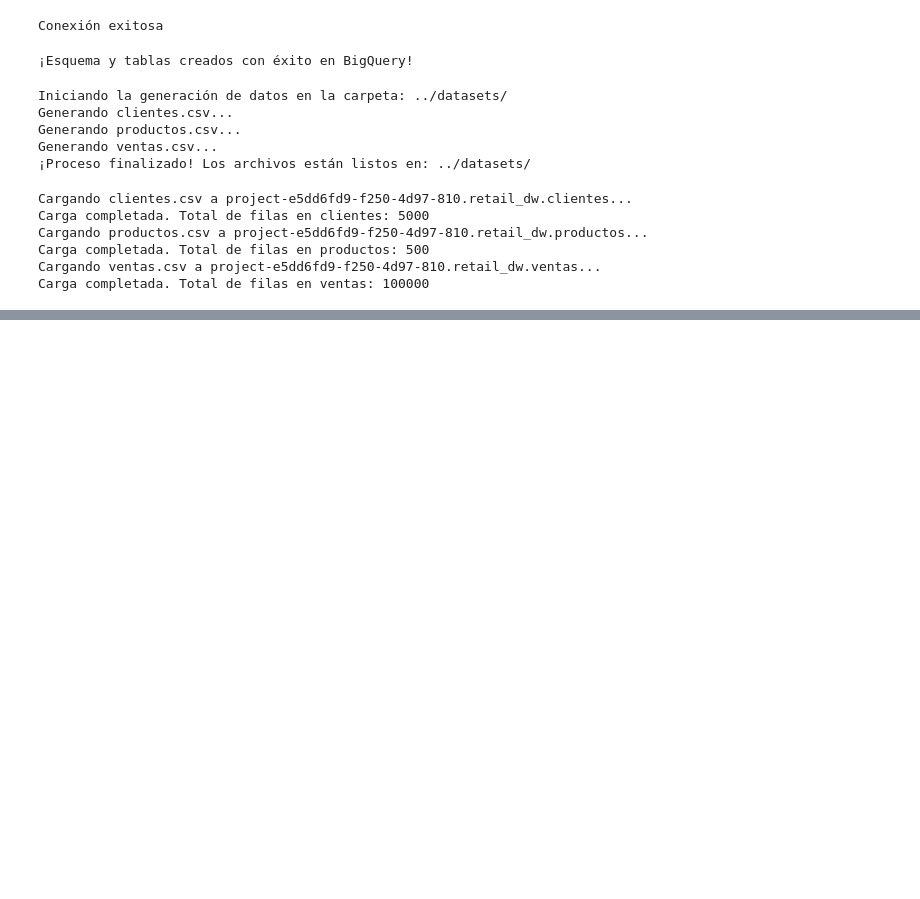
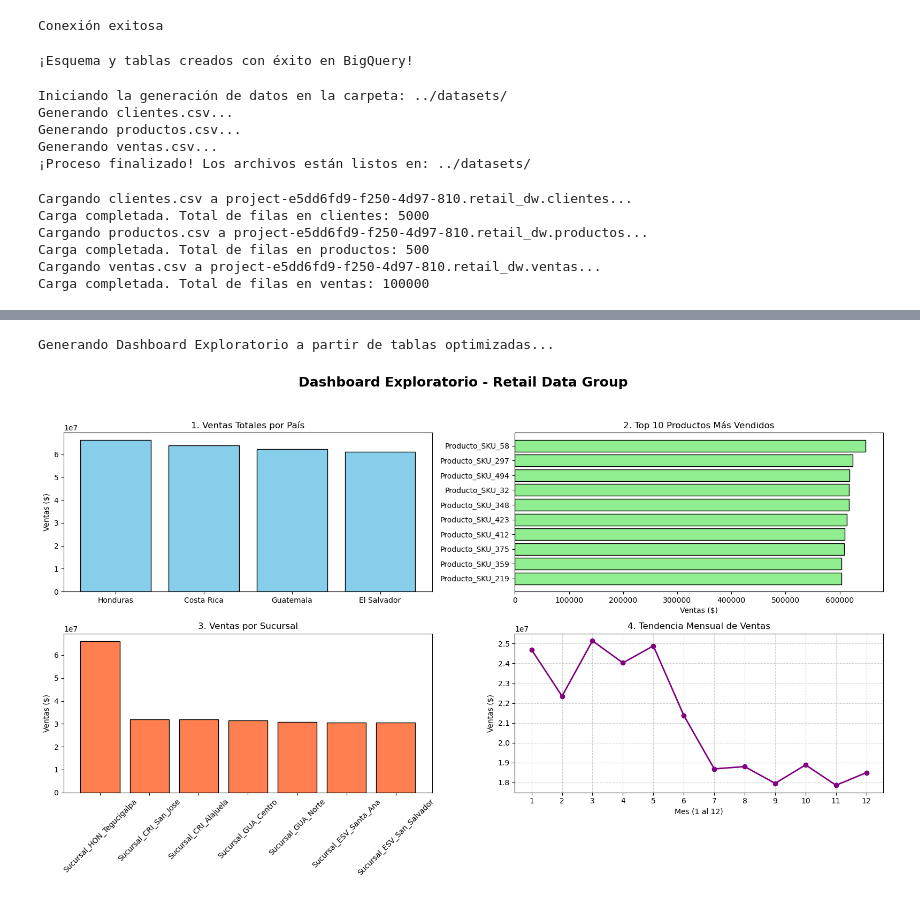
Before and after one commit to eu-beltrn/retail-analytics-lab, a Jupyter notebook: notebooks/01_conexion_bigquery.ipynb, the cells around one changed output, grey strips where cells are left out. Cells and saved outputs as stored; diff of their text form; code cells hidden in the pictures; blank space fills up the shorter version.

Commit message:
subiendo parte 9 - 11

```diff
--- a/notebooks/01_conexion_bigquery.ipynb
+++ b/notebooks/01_conexion_bigquery.ipynb
@@ -264,0 +366,74 @@ display(df_ventas_mensuales)
+# %%
+# ---------------------------------------------------------
+# Parte 11: Dashboard Exploratorio en Python
+# ---------------------------------------------------------
+import pandas as pd
+import matplotlib.pyplot as plt
+
+print("Generando Dashboard Exploratorio a partir de tablas optimizadas...")
+
+# Configuración de la figura principal (2 filas, 2 columnas)
+fig, axs = plt.subplots(2, 2, figsize=(16, 10))
+fig.suptitle('Dashboard Exploratorio - Retail Data Group', fontsize=18, fontweight='bold')
+
+# 1. Ventas por País (Usamos la tabla Clusterizada)
+query_pais = """
+SELECT c.pais, SUM(v.monto) as total_ventas
+FROM retail_dw.ventas_cluster v
+JOIN retail_dw.clientes c ON v.id_cliente = c.id_cliente
+GROUP BY c.pais
+ORDER BY total_ventas DESC;
+"""
+df_pais = client.query(query_pais).to_dataframe()
+axs[0, 0].bar(df_pais['pais'], df_pais['total_ventas'], color='skyblue', edgecolor='black')
+axs[0, 0].set_title('1. Ventas Totales por País')
+axs[0, 0].set_ylabel('Ventas ($)')
+
+# 2. Top 10 Productos (Usamos la VISTA MATERIALIZADA de la Parte 10)
+query_productos = """
+SELECT p.producto, mv.total_ventas
+FROM retail_dw.mv_ventas_producto mv
+JOIN retail_dw.productos p ON mv.id_producto = p.id_producto
+ORDER BY total_ventas DESC
+LIMIT 10;
+"""
+df_prod = client.query(query_productos).to_dataframe()
+axs[0, 1].barh(df_prod['producto'], df_prod['total_ventas'], color='lightgreen', edgecolor='black')
+axs[0, 1].set_title('2. Top 10 Productos Más Vendidos')
+axs[0, 1].set_xlabel('Ventas ($)')
+axs[0, 1].invert_yaxis() # Invertimos para que el #1 salga arriba
+
+# 3. Ventas por Sucursal (Usamos la tabla Clusterizada)
+query_sucursal = """
+SELECT sucursal, SUM(monto) as total_ventas
+FROM retail_dw.ventas_cluster
+GROUP BY sucursal
+ORDER BY total_ventas DESC;
+"""
+df_sucursal = client.query(query_sucursal).to_dataframe()
+axs[1, 0].bar(df_sucursal['sucursal'], df_sucursal['total_ventas'], color='coral', edgecolor='black')
+axs[1, 0].set_title('3. Ventas por Sucursal')
+axs[1, 0].set_ylabel('Ventas ($)')
+axs[1, 0].tick_params(axis='x', rotation=45) # Rotamos los textos para que se lean bien
+
+# 4. Tendencia Mensual (Usamos la tabla Particionada)
+query_tendencia = """
+SELECT EXTRACT(MONTH FROM fecha_venta) as mes, SUM(monto) as total_ventas
+FROM retail_dw.ventas_particionadas
+GROUP BY mes
+ORDER BY mes;
+"""
+df_tendencia = client.query(query_tendencia).to_dataframe()
+axs[1, 1].plot(df_tendencia['mes'], df_tendencia['total_ventas'], marker='o', linestyle='-', color='purple', linewidth=2)
+axs[1, 1].set_title('4. Tendencia Mensual de Ventas')
+axs[1, 1].set_xlabel('Mes (1 al 12)')
+axs[1, 1].set_ylabel('Ventas ($)')
+axs[1, 1].set_xticks(range(1, 13))
+axs[1, 1].grid(True, linestyle='--', alpha=0.6)
+
+# Ajuste automático de espacios y mostrar gráfico
+plt.tight_layout(rect=[0, 0.03, 1, 0.95])
+plt.show()
+# %% [output]
+Generando Dashboard Exploratorio a partir de tablas optimizadas...
+[figure, added]
```
Also changed, not shown: parts of 4 cells of this notebook, 3 other files.
